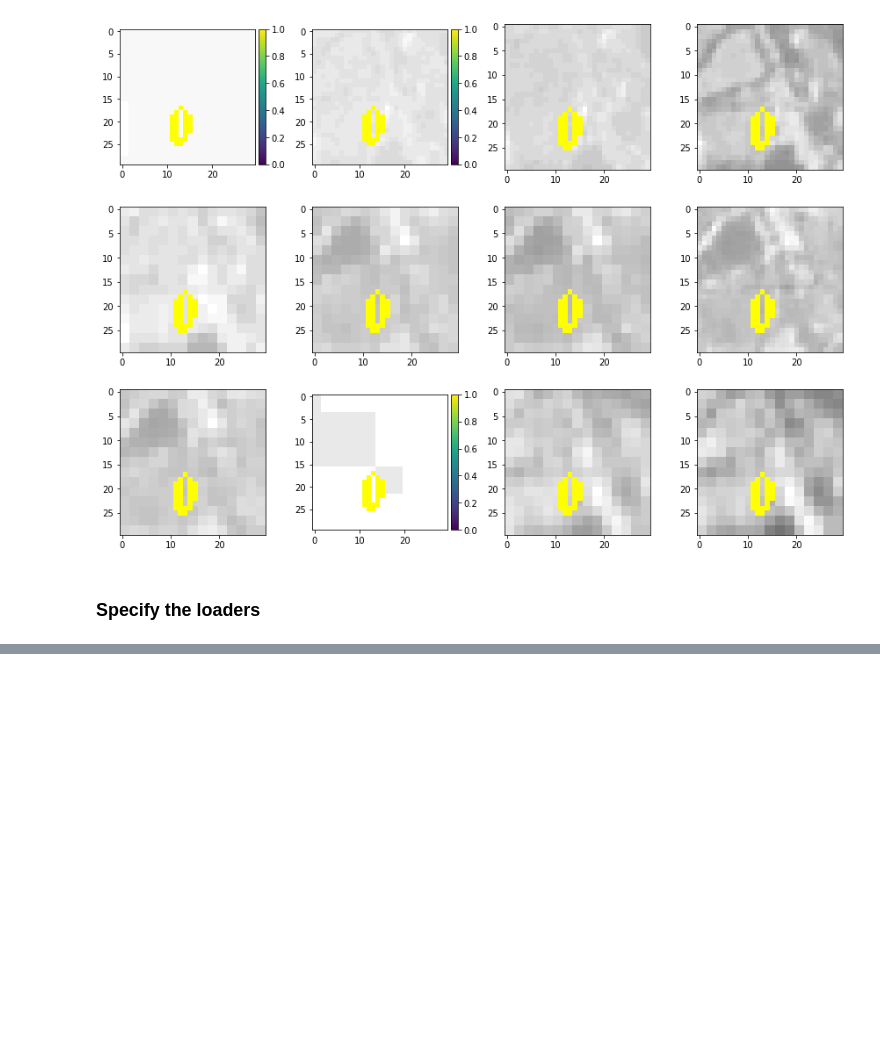
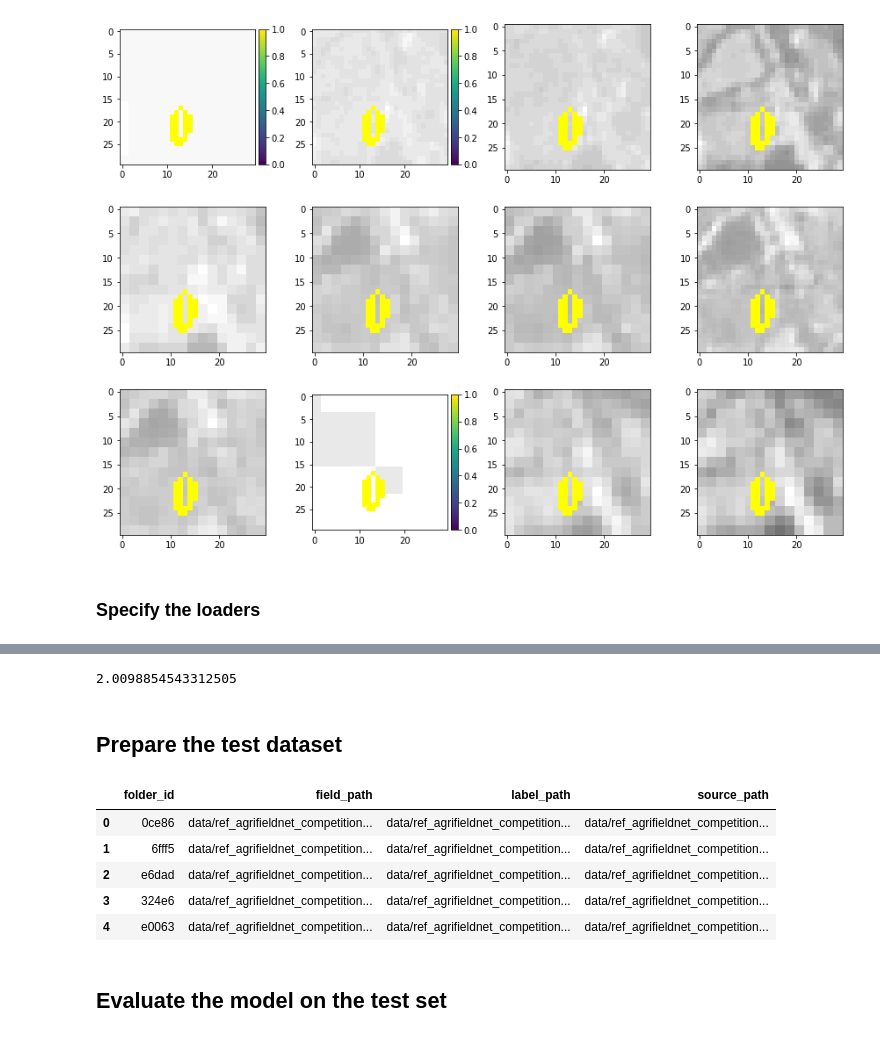
Before and after one commit to amedyukhina/AgrifieldNet, a Jupyter notebook: agrinet.ipynb, the cells around one changed output, grey strips where cells are left out. Drawn from its saved outputs; the diff is of its cells as text; code cells hidden in the pictures; blank space fills up the shorter version.

```diff
--- a/agrinet.ipynb
+++ b/agrinet.ipynb
@@ -291,0 +609,29 @@ dl_val = torch.utils.data.DataLoader(
+# %%
+cross_entropy(probs, targets)
+# %% [output]
+2.0098854543312505
+# %% [markdown]
+## Prepare the test dataset
+# %%
+test_paths = os.listdir(os.path.join(data_dir, test_label_collection))
+test_ids = [fn.split('_')[-1] for fn in test_paths if 'labels_test' in fn]
+
+field_paths = [f'{data_dir}/{test_label_collection}/{test_label_collection}_{i}/field_ids.tif'
+               for i in test_ids]
+label_paths = [f'{data_dir}/{test_label_collection}/{test_label_collection}_{i}/raster_labels.tif'
+               for i in test_ids]
+source_paths = [f'{data_dir}/{source_collection}/{source_collection}_{i}/'
+               for i in test_ids]
+# %%
+test_data = pd.DataFrame(np.array([test_ids, field_paths, label_paths, source_paths]).transpose(),
+                          columns=['folder_id', 'field_path', 'label_path', 'source_path'])
+test_data.head()
+# %% [output]
+|  | folder_id | field_path | label_path | source_path |
+| 0 | 0ce86 | data/ref_agrifieldnet_competition... | data/ref_agrifieldnet_competition... | data/ref_agrifieldnet_competition... |
+| 1 | 6fff5 | data/ref_agrifieldnet_competition... | data/ref_agrifieldnet_competition... | data/ref_agrifieldnet_competition... |
+| 2 | e6dad | data/ref_agrifieldnet_competition... | data/ref_agrifieldnet_competition... | data/ref_agrifieldnet_competition... |
+| 3 | 324e6 | data/ref_agrifieldnet_competition... | data/ref_agrifieldnet_competition... | data/ref_agrifieldnet_competition... |
+| 4 | e0063 | data/ref_agrifieldnet_competition... | data/ref_agrifieldnet_competition... | data/ref_agrifieldnet_competition... |
+# %% [markdown]
+## Evaluate the model on the test set
```
Also changed, not shown: parts of 45 cells of this notebook.
